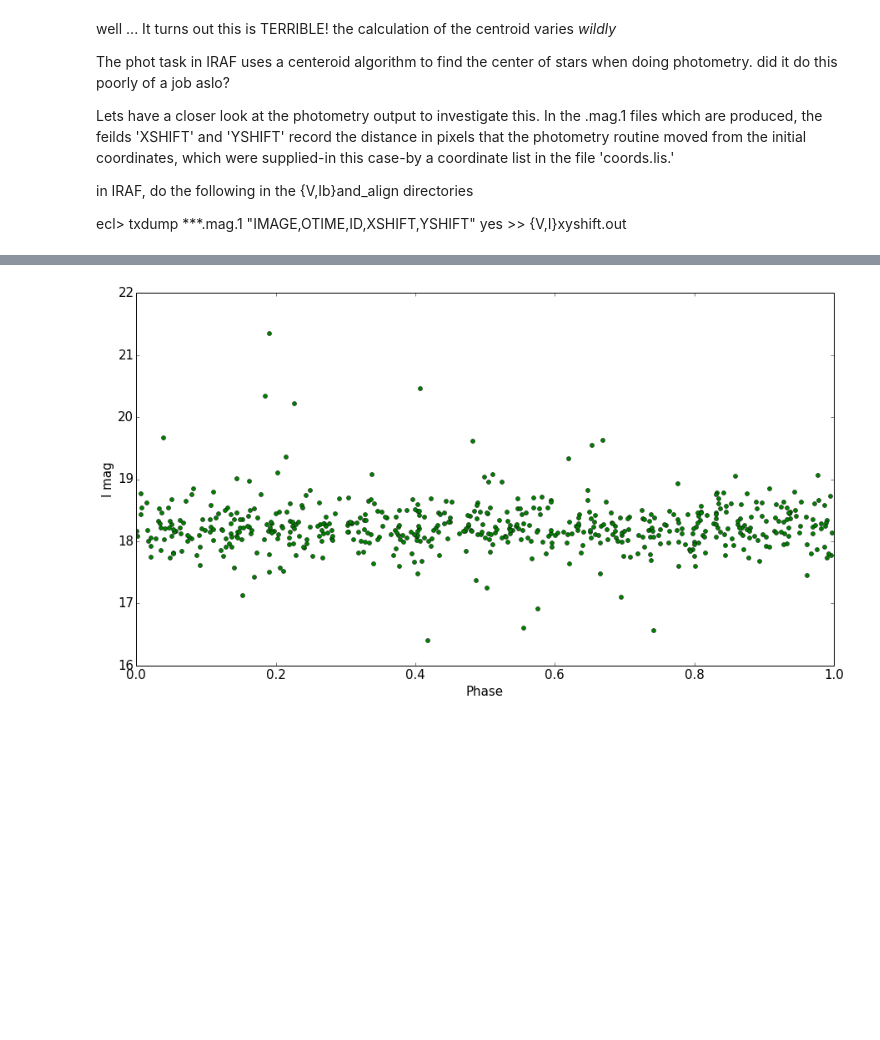
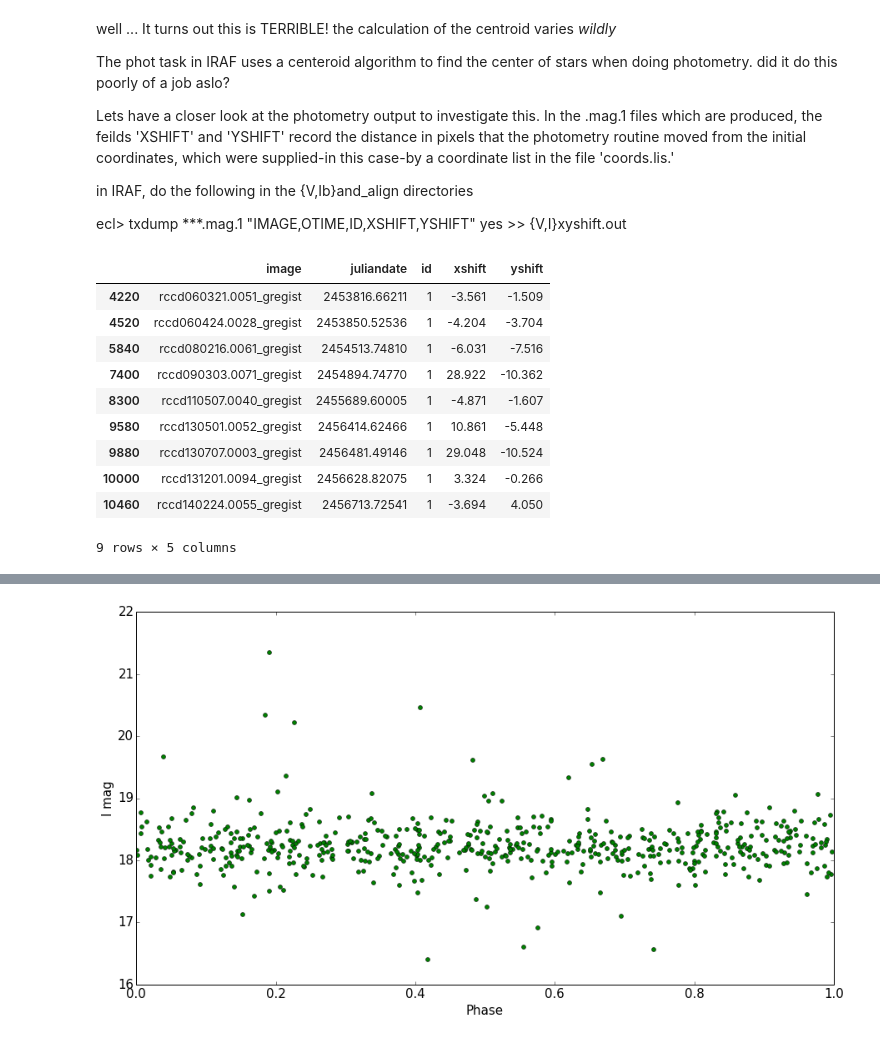
Before and after one commit to ih64/NovaMusca, a Jupyter notebook: NovaMuscaCalibration.v3.ipynb, the cells around one changed output, grey strips where cells are left out. Drawn from its saved outputs; the diff is of its cells as text; code cells hidden in the pictures; blank space fills up the shorter version.

```diff
--- a/NovaMuscaCalibration.v3.ipynb
+++ b/NovaMuscaCalibration.v3.ipynb
@@ -691,3 +691,21 @@ Lets have a closer look at the photometry output to investigate this. In the .ma
 in IRAF, do the following in the {V,Ib}and_align directories
 
 ecl> txdump ***.mag.1 "IMAGE,OTIME,ID,XSHIFT,YSHIFT" yes >> {V,I}xyshift.out
+# %%
+#read in the output of {V,I}xyshift.out to panda data frames so we can do stuff
+Vdeltaxy=pd.read_table('Vxyshift.out', names=['image','juliandate','id','xshift','yshift'], sep='\s+')
+
+#lets see if the centroid shifted by more than 2 pixels in either x or y direction for NM
+Vdeltaxy[(Vdeltaxy.id == 1) & ((np.abs(Vdeltaxy.xshift) > 3 ) | (np.abs(Vdeltaxy.xshift) > 3))]
+# %% [output]
+|  | image | juliandate | id | xshift | yshift |
+| 4220 | rccd060321.0051_gregist | 2453816.66211 | 1 | -3.561 | -1.509 |
+| 4520 | rccd060424.0028_gregist | 2453850.52536 | 1 | -4.204 | -3.704 |
+| 5840 | rccd080216.0061_gregist | 2454513.74810 | 1 | -6.031 | -7.516 |
+| 7400 | rccd090303.0071_gregist | 2454894.74770 | 1 | 28.922 | -10.362 |
+| 8300 | rccd110507.0040_gregist | 2455689.60005 | 1 | -4.871 | -1.607 |
+| 9580 | rccd130501.0052_gregist | 2456414.62466 | 1 | 10.861 | -5.448 |
+| 9880 | rccd130707.0003_gregist | 2456481.49146 | 1 | 29.048 | -10.524 |
+| 10000 | rccd131201.0094_gregist | 2456628.82075 | 1 | 3.324 | -0.266 |
+| 10460 | rccd140224.0055_gregist | 2456713.72541 | 1 | -3.694 | 4.050 |
+9 rows × 5 columns
```
Also changed, not shown: parts of 11 cells of this notebook, 7 other files.
